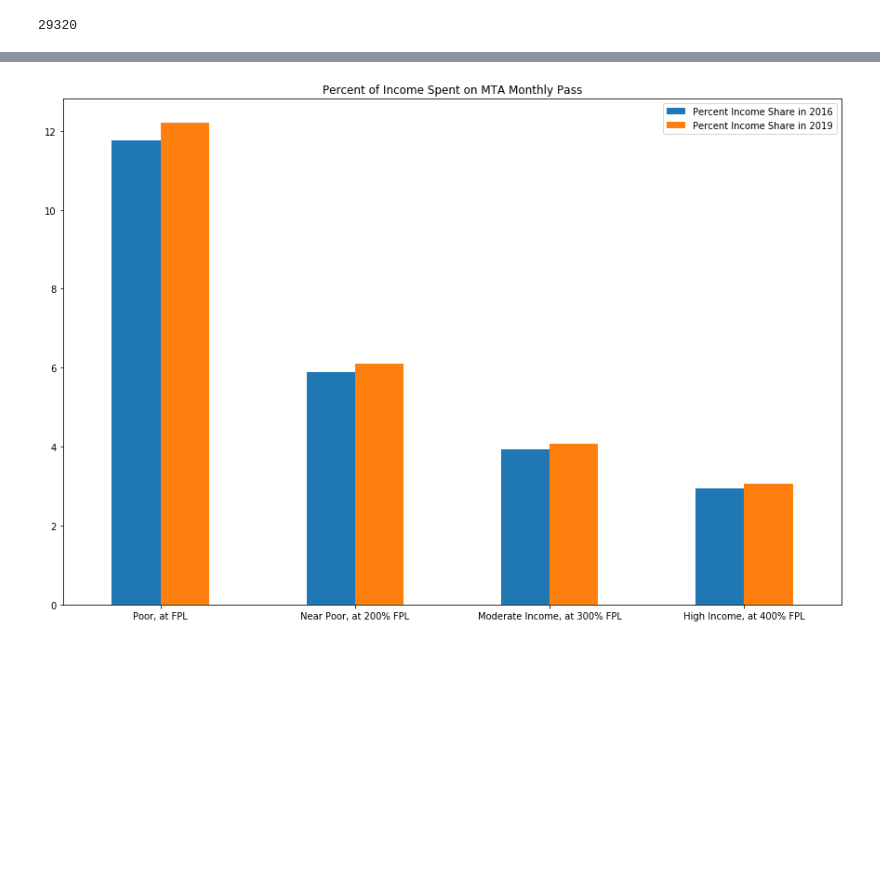
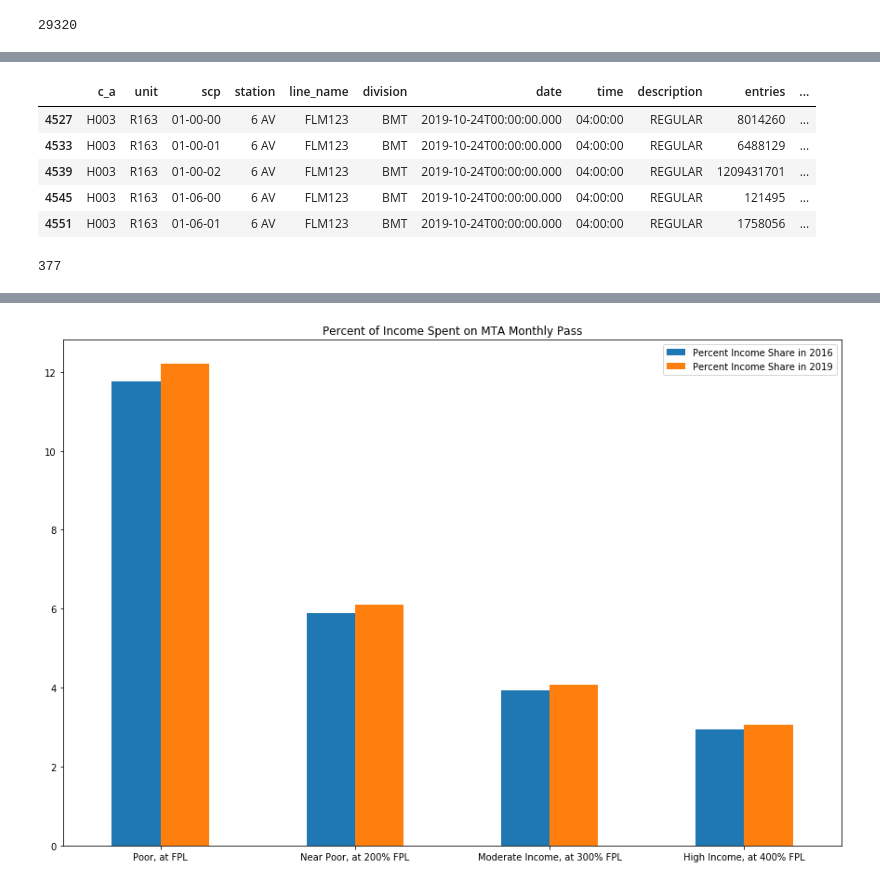
Before and after one commit to ilica/fairfares, a Jupyter notebook: DraftDataAnalysis.ipynb, the cells around one changed output, grey strips where cells are left out. Drawn from its saved outputs; the diff is of its cells as text; code cells hidden in the pictures; blank space fills up the shorter version.

```diff
--- a/DraftDataAnalysis.ipynb
+++ b/DraftDataAnalysis.ipynb
@@ -74,0 +100,13 @@ results_df.head(30)
+# %%
+turnstiles_df[turnstiles_df['station']=="6 AV"][turnstiles_df['time']=='04:00:00'].head(30)
+# %% [output]
+|  | c_a | unit | scp | station | line_name | division | date | time | description | entries | ... |
+| 4527 | H003 | R163 | 01-00-00 | 6 AV | FLM123 | BMT | 2019-10-24T00:00:00.000 | 04:00:00 | REGULAR | 8014260 | ... |
+| 4533 | H003 | R163 | 01-00-01 | 6 AV | FLM123 | BMT | 2019-10-24T00:00:00.000 | 04:00:00 | REGULAR | 6488129 | ... |
+| 4539 | H003 | R163 | 01-00-02 | 6 AV | FLM123 | BMT | 2019-10-24T00:00:00.000 | 04:00:00 | REGULAR | 1209431701 | ... |
+| 4545 | H003 | R163 | 01-06-00 | 6 AV | FLM123 | BMT | 2019-10-24T00:00:00.000 | 04:00:00 | REGULAR | 121495 | ... |
+| 4551 | H003 | R163 | 01-06-01 | 6 AV | FLM123 | BMT | 2019-10-24T00:00:00.000 | 04:00:00 | REGULAR | 1758056 | ... |
+# %%
+len(turnstiles_df['station'].unique())
+# %% [output]
+377
```
Also changed, not shown: parts of 12 cells of this notebook.
